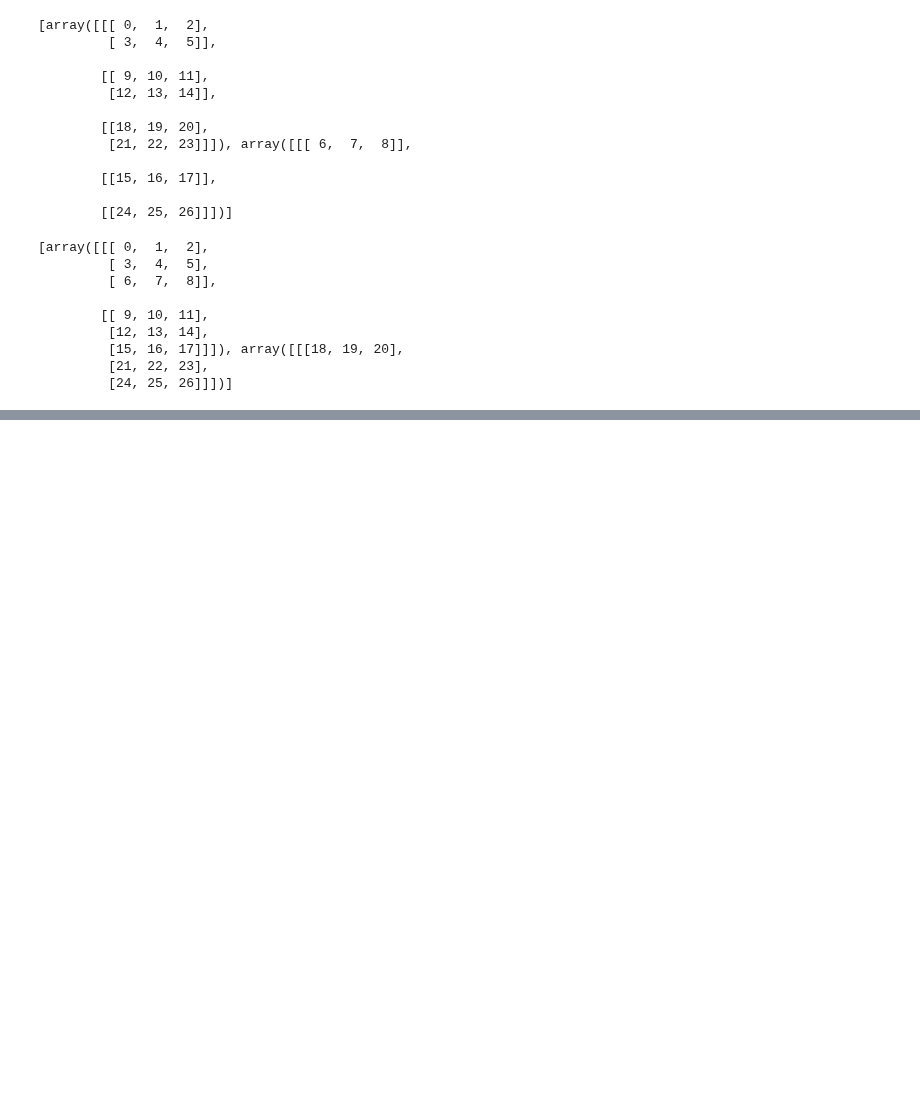
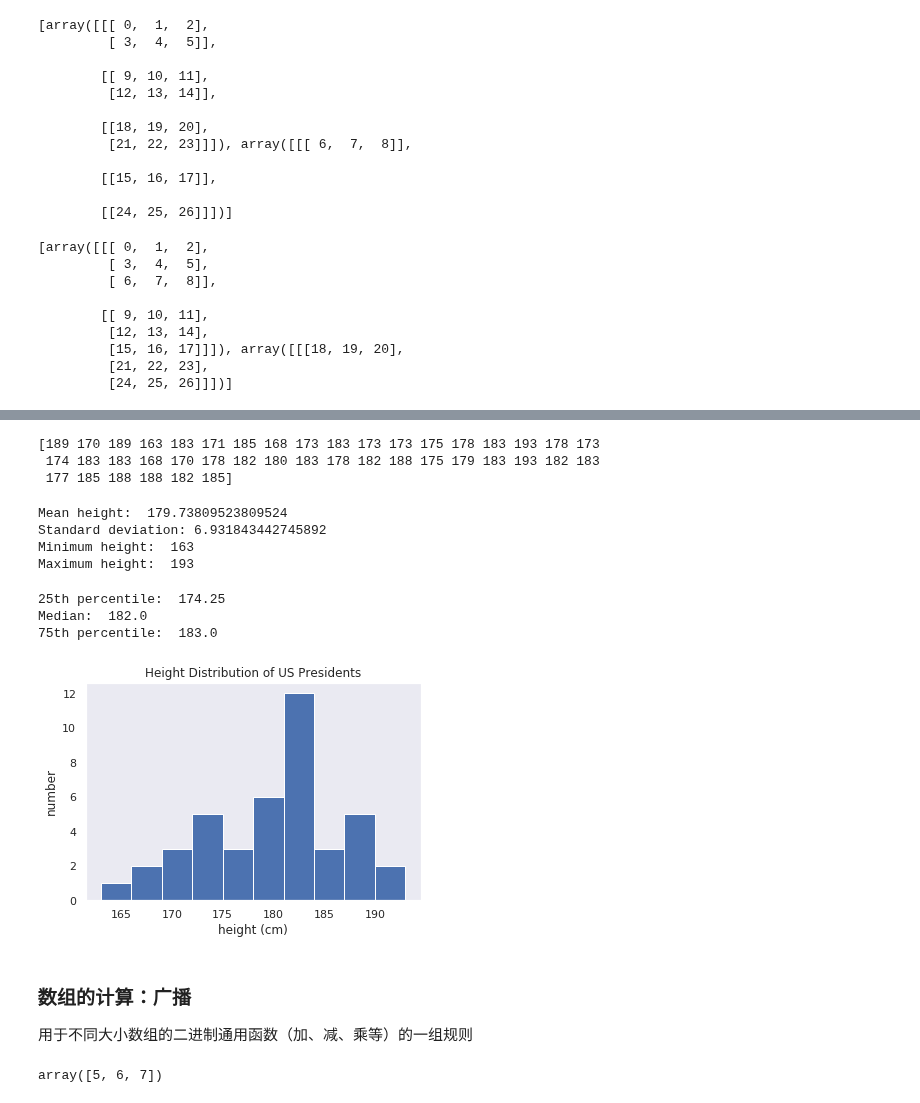
Before and after one commit to rumourcy/DA, a Jupyter notebook: python-data-science-handbook/chapter02.ipynb, the cells around one changed output, grey strips where cells are left out. Saved outputs shown, nothing was run; the diff lists cells and outputs as text; code cells hidden in the pictures; blank space fills up the shorter version.

Commit message:
update python data science handbook chapter02

```diff
--- a/python-data-science-handbook/chapter02.ipynb
+++ b/python-data-science-handbook/chapter02.ipynb
@@ -3 +1,7 @@ import numpy as np
+# %%
+import numpy as np
+import pandas as pd
+import matplotlib.pyplot as plt
+import seaborn as sns
+sns.set()
 # %% [markdown]
@@ -336,0 +444,3 @@ NumPy为很多类型的操作提供了非常方便的、静态类型的、可编
+# %%
+data = pd.read_csv('./data/president_heights.csv')
+data.head()
@@ -336,0 +454,42 @@ NumPy为很多类型的操作提供了非常方便的、静态类型的、可编
+# %%
+heights = np.array(data['height(cm)'])
+print(heights)
+# %% [output]
+[189 170 189 163 183 171 185 168 173 183 173 173 175 178 183 193 178 173
+ 174 183 183 168 170 178 182 180 183 178 182 188 175 179 183 193 182 183
+ 177 185 188 188 182 185]
+# %%
+print("Mean height: ", heights.mean())
+print("Standard deviation:", heights.std())
+print("Minimum height: ", heights.min())
+print("Maximum height: ", heights.max())
+# %% [output]
+Mean height:  179.73809523809524
+Standard deviation: 6.931843442745892
+Minimum height:  163
+Maximum height:  193
+# %%
+print("25th percentile: ", np.percentile(heights, 25))
+print("Median: ", np.median(heights))
+print("75th percentile: ", np.percentile(heights, 75))
+# %% [output]
+25th percentile:  174.25
+Median:  182.0
+75th percentile:  183.0
+# %%
+plt.hist(heights)
+plt.title('Height Distribution of US Presidents')
+plt.xlabel('height (cm)')
+plt.ylabel('number')
+plt.grid(False)
+# %% [output]
+[figure, added]
+# %% [markdown]
+### 数组的计算：广播
+
+用于不同大小数组的二进制通用函数（加、减、乘等）的一组规则
+# %%
+a = np.array([0, 1, 2])
+a + 5
+# %% [output]
+array([5, 6, 7])
```
Also changed, not shown: parts of 64 cells of this notebook, 9 other files.
